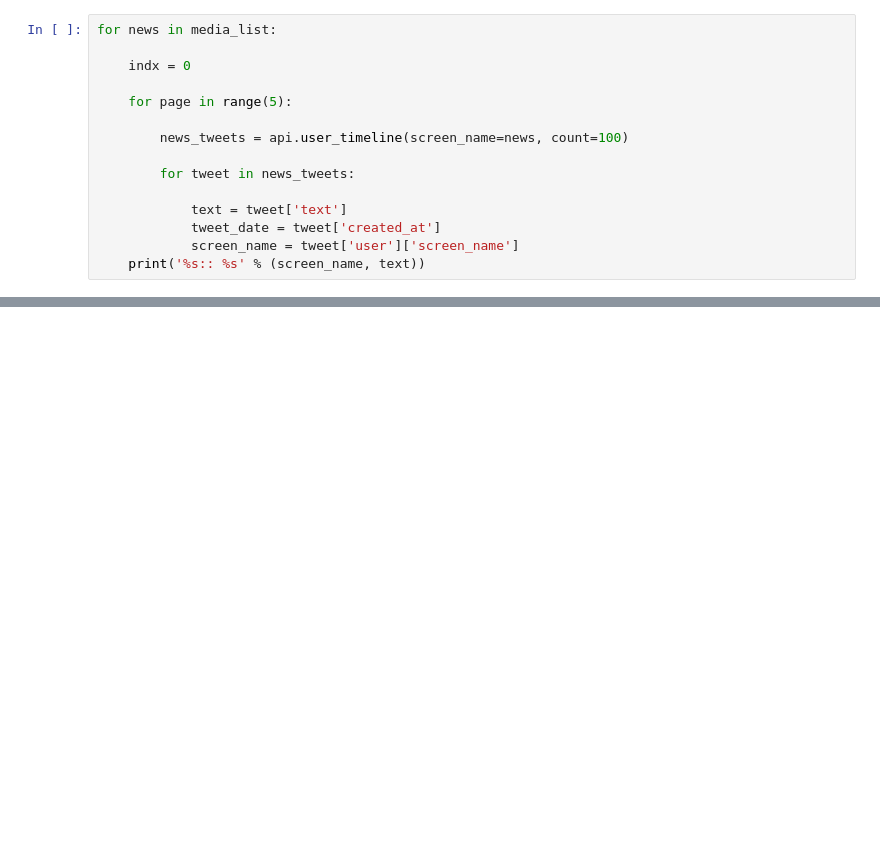
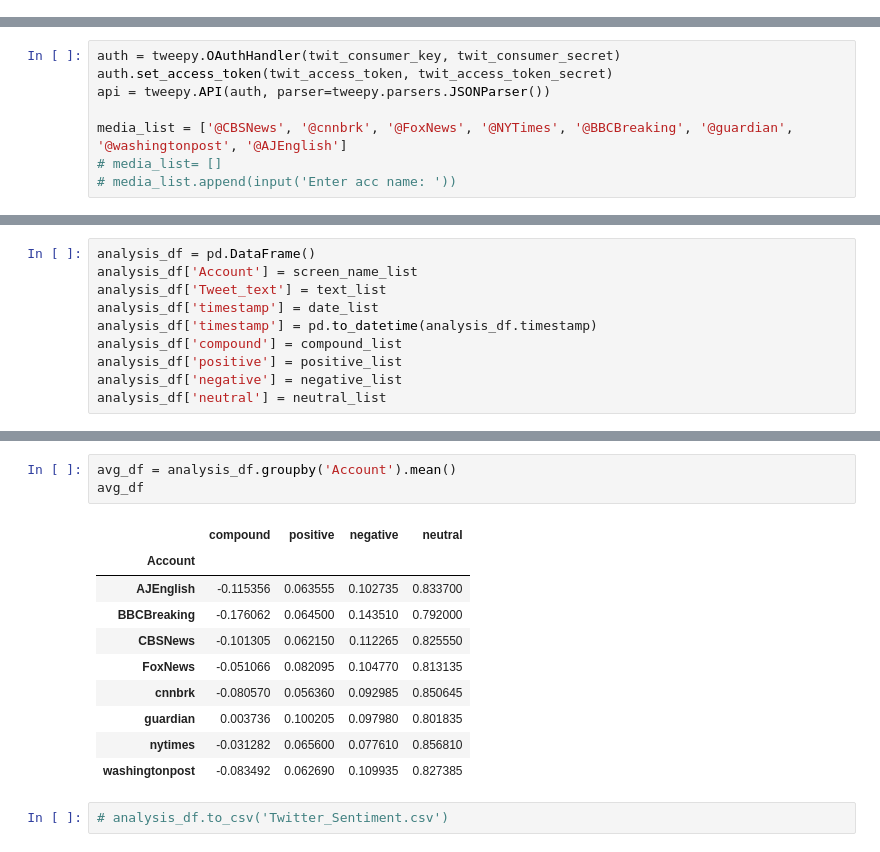
Before and after one commit to aalnaim/twitter-sentiment-analysis, a Jupyter notebook: twitter_analysis.ipynb, the cells around one changed output, grey strips where cells are left out. Cells and saved outputs as stored; diff of their text form; blank space fills up the shorter version.

```diff
--- a/twitter_analysis.ipynb
+++ b/twitter_analysis.ipynb
@@ -32,15 +14,0 @@ count = []
-# %%
-for news in media_list:
-
-    indx = 0
-
-    for page in range(5):
-
-        news_tweets = api.user_timeline(screen_name=news, count=100)
-
-        for tweet in news_tweets:
-
-            text = tweet['text']
-            tweet_date = tweet['created_at']
-            screen_name = tweet['user']['screen_name']
-    print('%s:: %s' % (screen_name, text))
@@ -52,0 +15,8 @@ BBC:: Yummy-liscious! 😂🥄 Emily and Pam have found a unique way to cook the
+# %%
+auth = tweepy.OAuthHandler(twit_consumer_key, twit_consumer_secret)
+auth.set_access_token(twit_access_token, twit_access_token_secret)
+api = tweepy.API(auth, parser=tweepy.parsers.JSONParser())
+
+media_list = ['@CBSNews', '@cnnbrk', '@FoxNews', '@NYTimes', '@BBCBreaking', '@guardian', '@washingtonpost', '@AJEnglish']
+# media_list= []
+# media_list.append(input('Enter acc name: '))
@@ -52,0 +66,10 @@ BBC:: Yummy-liscious! 😂🥄 Emily and Pam have found a unique way to cook the
+# %%
+analysis_df = pd.DataFrame()
+analysis_df['Account'] = screen_name_list
+analysis_df['Tweet_text'] = text_list
+analysis_df['timestamp'] = date_list
+analysis_df['timestamp'] = pd.to_datetime(analysis_df.timestamp)
+analysis_df['compound'] = compound_list
+analysis_df['positive'] = positive_list
+analysis_df['negative'] = negative_list
+analysis_df['neutral'] = neutral_list
@@ -52,0 +100,16 @@ BBC:: Yummy-liscious! 😂🥄 Emily and Pam have found a unique way to cook the
+# %%
+avg_df = analysis_df.groupby('Account').mean()
+avg_df
+# %% [output]
+|  | compound | positive | negative | neutral |
+| Account |  |  |  |  |
+| AJEnglish | -0.115356 | 0.063555 | 0.102735 | 0.833700 |
+| BBCBreaking | -0.176062 | 0.064500 | 0.143510 | 0.792000 |
+| CBSNews | -0.101305 | 0.062150 | 0.112265 | 0.825550 |
+| FoxNews | -0.051066 | 0.082095 | 0.104770 | 0.813135 |
+| cnnbrk | -0.080570 | 0.056360 | 0.092985 | 0.850645 |
+| guardian | 0.003736 | 0.100205 | 0.097980 | 0.801835 |
+| nytimes | -0.031282 | 0.065600 | 0.077610 | 0.856810 |
+| washingtonpost | -0.083492 | 0.062690 | 0.109935 | 0.827385 |
+# %%
+# analysis_df.to_csv('Twitter_Sentiment.csv')
```
Also changed, not shown: parts of 14 cells of this notebook, 1 other file.
